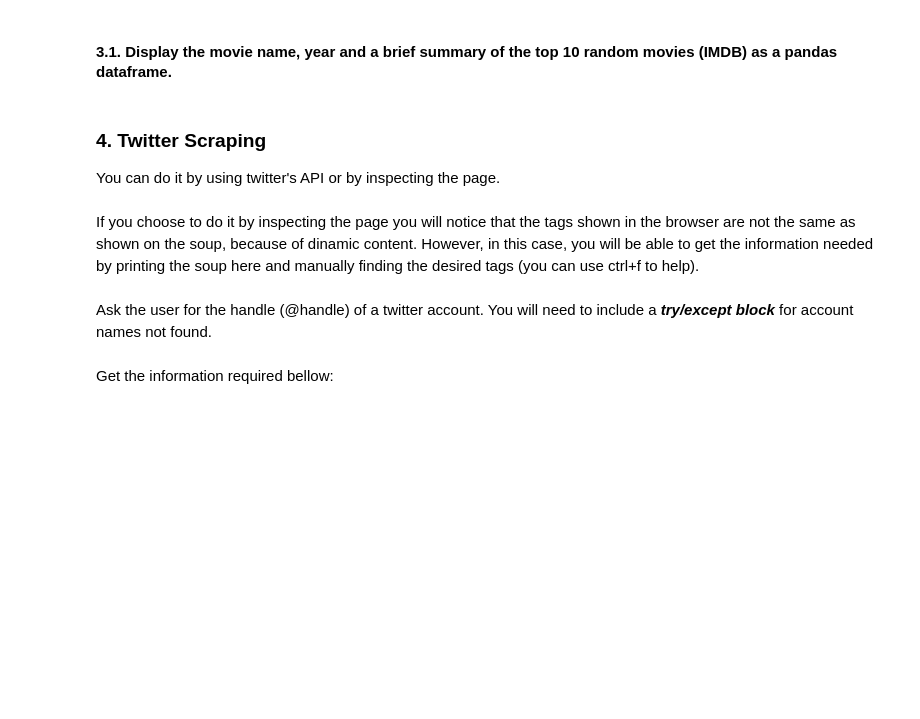
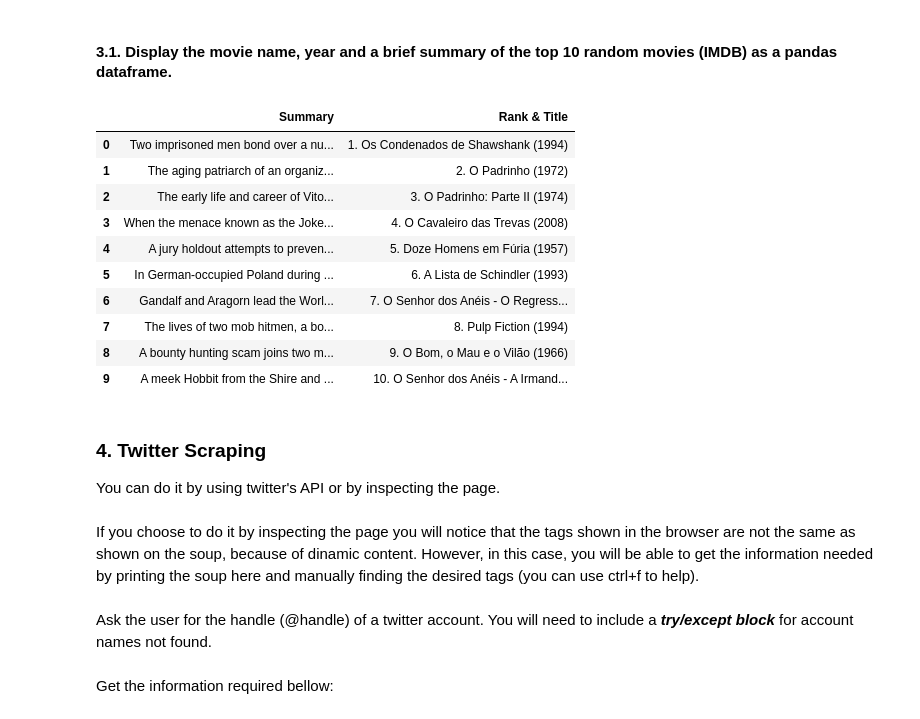
Before and after one commit to ta-data-lis/lab-web-scraping, a Jupyter notebook: your-code/main.ipynb, the cells around one changed output. Saved outputs shown, nothing was run; the diff lists cells and outputs as text; code cells hidden in the pictures; blank space fills up the shorter version.

```diff
--- a/your-code/main.ipynb
+++ b/your-code/main.ipynb
@@ -132,3 +342,50 @@ url = 'http://www.imdb.com/chart/top'
+# %%
+# your code here
+
+data = pd.read_html(url)
+film_data = data[0]
+top = film_data.head(10)
+top = top.drop(film_data.columns[[0, 2, 3, 4]], axis = 1)
+
+response = requests.get(url)
+
+soup = BeautifulSoup(response.content, features = 'lxml')
+
+summary = soup.find_all('td', attrs = {'class' : 'titleColumn'})
+
+newlist = [subsummary.find('a').get('href') for subsummary in summary]
+
+
+url1 = ['http://www.imdb.com' + subitem for subitem in newlist[:10]]
+
+one_more_list = []
+
+for element in url1:
+    response = requests.get(element)
+    soup = BeautifulSoup(response.content, features = 'lxml')
+    movie_summary = soup.find_all('div', attrs = {'class' : 'summary_text'})
+    one_more_list.append(movie_summary[0].get_text(strip = True))
+
+
+df = pd.DataFrame(one_more_list)
+
+df.rename({0 : 'Summary'}, axis = 1, inplace = True)
+
+merged = df.join(top)
+
+merged
+# %% [output]
+|  | Summary | Rank & Title |
+| 0 | Two imprisoned men bond over a nu... | 1. Os Condenados de Shawshank (1994) |
+| 1 | The aging patriarch of an organiz... | 2. O Padrinho (1972) |
+| 2 | The early life and career of Vito... | 3. O Padrinho: Parte II (1974) |
+| 3 | When the menace known as the Joke... | 4. O Cavaleiro das Trevas (2008) |
+| 4 | A jury holdout attempts to preven... | 5. Doze Homens em Fúria (1957) |
+| 5 | In German-occupied Poland during ... | 6. A Lista de Schindler (1993) |
+| 6 | Gandalf and Aragorn lead the Worl... | 7. O Senhor dos Anéis - O Regress... |
+| 7 | The lives of two mob hitmen, a bo... | 8. Pulp Fiction (1994) |
+| 8 | A bounty hunting scam joins two m... | 9. O Bom, o Mau e o Vilão (1966) |
+| 9 | A meek Hobbit from the Shire and ... | 10. O Senhor dos Anéis - A Irmand... |
 # %% [markdown]
 ### 4. Twitter Scraping
 You can do it by using twitter's API or by inspecting the page.<br>
```
Also changed, not shown: parts of 16 cells of this notebook.
